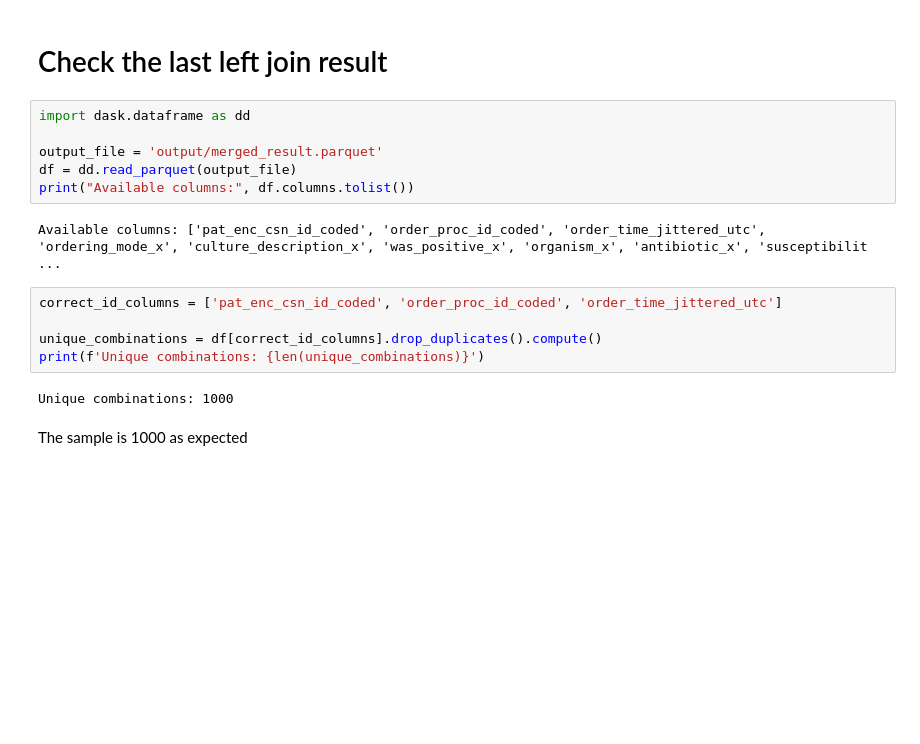
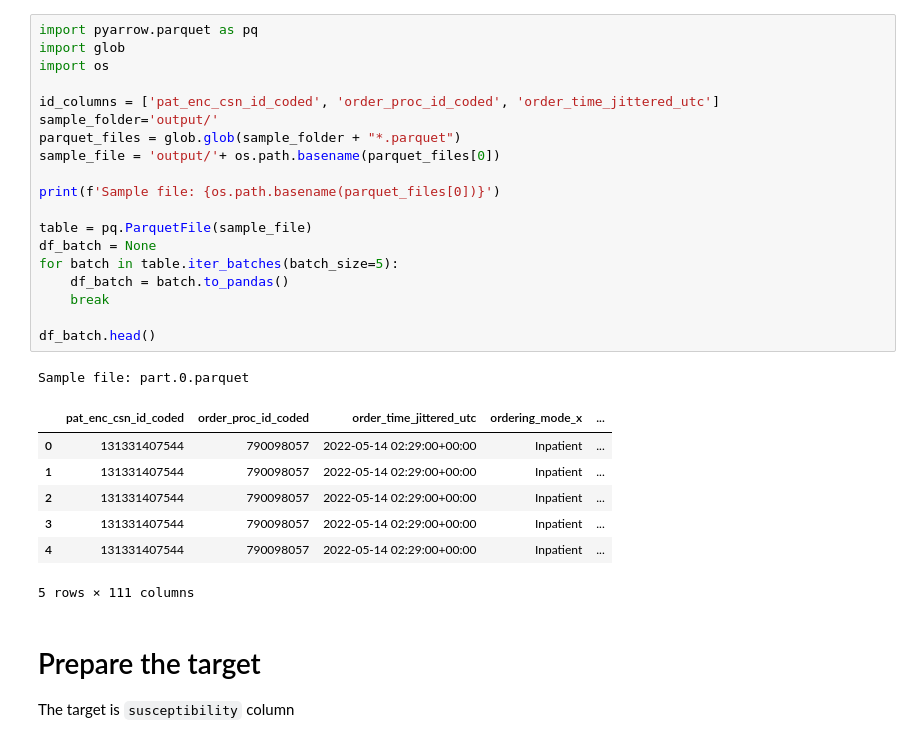
Before and after one commit to ZohoorAlmalkiUQU/ML_Project_UQU, a Jupyter notebook: ARMD_Dataset/ARMD_Preprocessing.ipynb, the cells around one changed output. Drawn from its saved outputs; the diff is of its cells as text; blank space fills up the shorter version.

```diff
--- a/ARMD_Dataset/ARMD_Preprocessing.ipynb
+++ b/ARMD_Dataset/ARMD_Preprocessing.ipynb
@@ -742,19 +3,31 @@ Merge completed successfully. Results saved to output/merged_result.parquet
-# %% [markdown]
-# Check the last left join result
-# %%
-import dask.dataframe as dd
-
-output_file = 'output/merged_result.parquet'
-df = dd.read_parquet(output_file)
-print("Available columns:", df.columns.tolist())
-# %% [output]
-Available columns: ['pat_enc_csn_id_coded', 'order_proc_id_coded', 'order_time_jittered_utc', 'ordering_mode_x', 'culture_description_x', 'was_positive_x', 'organism_x', 'antibiotic_x', 'susceptibilit ...
-# %%
-correct_id_columns = ['pat_enc_csn_id_coded', 'order_proc_id_coded', 'order_time_jittered_utc']
-
-unique_combinations = df[correct_id_columns].drop_duplicates().compute()
-print(f'Unique combinations: {len(unique_combinations)}')
-# %% [output]
-Unique combinations: 1000
-# %% [markdown]
-The sample is 1000 as expected
+# %%
+import pyarrow.parquet as pq
+import glob
+import os
+
+id_columns = ['pat_enc_csn_id_coded', 'order_proc_id_coded', 'order_time_jittered_utc']
+sample_folder='output/'
+parquet_files = glob.glob(sample_folder + "*.parquet")
+sample_file = 'output/'+ os.path.basename(parquet_files[0])
+
+print(f'Sample file: {os.path.basename(parquet_files[0])}')
+
+table = pq.ParquetFile(sample_file)
+df_batch = None
+for batch in table.iter_batches(batch_size=5):
+    df_batch = batch.to_pandas()
+    break
+
+df_batch.head()
+# %% [output]
+Sample file: part.0.parquet
+|  | pat_enc_csn_id_coded | order_proc_id_coded | order_time_jittered_utc | ordering_mode_x | ... |
+| 0 | 131331407544 | 790098057 | 2022-05-14 02:29:00+00:00 | Inpatient | ... |
+| 1 | 131331407544 | 790098057 | 2022-05-14 02:29:00+00:00 | Inpatient | ... |
+| 2 | 131331407544 | 790098057 | 2022-05-14 02:29:00+00:00 | Inpatient | ... |
+| 3 | 131331407544 | 790098057 | 2022-05-14 02:29:00+00:00 | Inpatient | ... |
+| 4 | 131331407544 | 790098057 | 2022-05-14 02:29:00+00:00 | Inpatient | ... |
+5 rows × 111 columns
+# %% [markdown]
+# Prepare the target
+The target is `susceptibility` column
```
Also changed, not shown: parts of 27 cells of this notebook, 6 other files.
